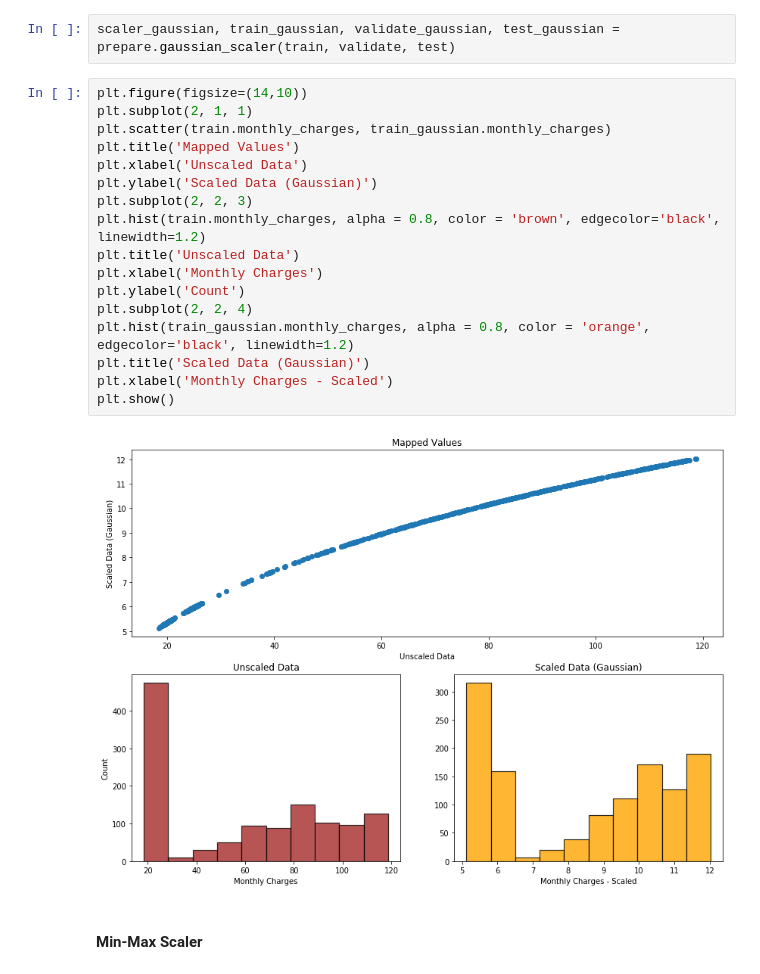
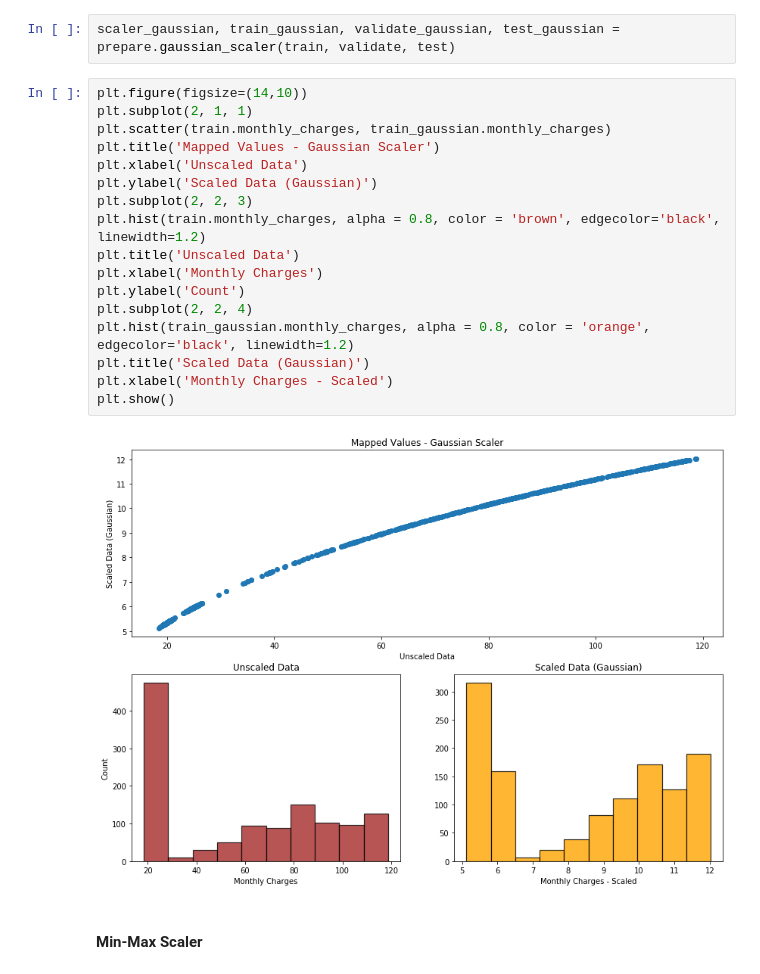
Before and after one commit to adam-gomez/regression-exercises, a Jupyter notebook: scaling.ipynb, the cells around one changed output. Drawn from its saved outputs; the diff is of its cells as text.

```diff
--- a/scaling.ipynb
+++ b/scaling.ipynb
@@ -76,22 +76,22 @@ scaler_gaussian, train_gaussian, validate_gaussian, test_gaussian = prepare.gaus
 # %%
 plt.figure(figsize=(14,10))
 plt.subplot(2, 1, 1)
 plt.scatter(train.monthly_charges, train_gaussian.monthly_charges)
-plt.title('Mapped Values')
+plt.title('Mapped Values - Gaussian Scaler')
 plt.xlabel('Unscaled Data')
 plt.ylabel('Scaled Data (Gaussian)')
 plt.subplot(2, 2, 3)
 plt.hist(train.monthly_charges, alpha = 0.8, color = 'brown', edgecolor='black', linewidth=1.2)
 plt.title('Unscaled Data')
 plt.xlabel('Monthly Charges')
 plt.ylabel('Count')
 plt.subplot(2, 2, 4)
 plt.hist(train_gaussian.monthly_charges, alpha = 0.8, color = 'orange', edgecolor='black', linewidth=1.2)
 plt.title('Scaled Data (Gaussian)')
 plt.xlabel('Monthly Charges - Scaled')
 plt.show()
 # %% [output]
-[figure, old version]
+[figure, new version]
 # %% [markdown]
 #### Min-Max Scaler
 # %%
```
Also changed, not shown: parts of 6 cells of this notebook.
